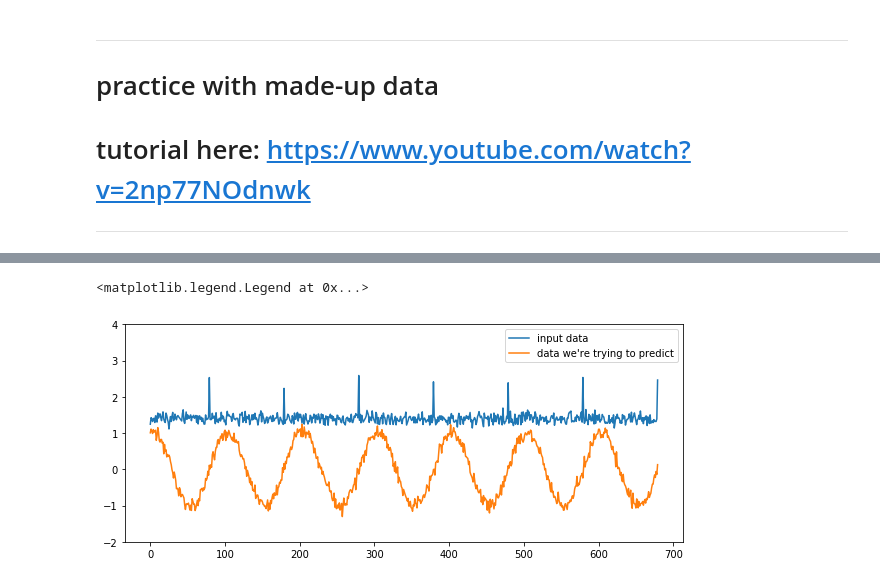
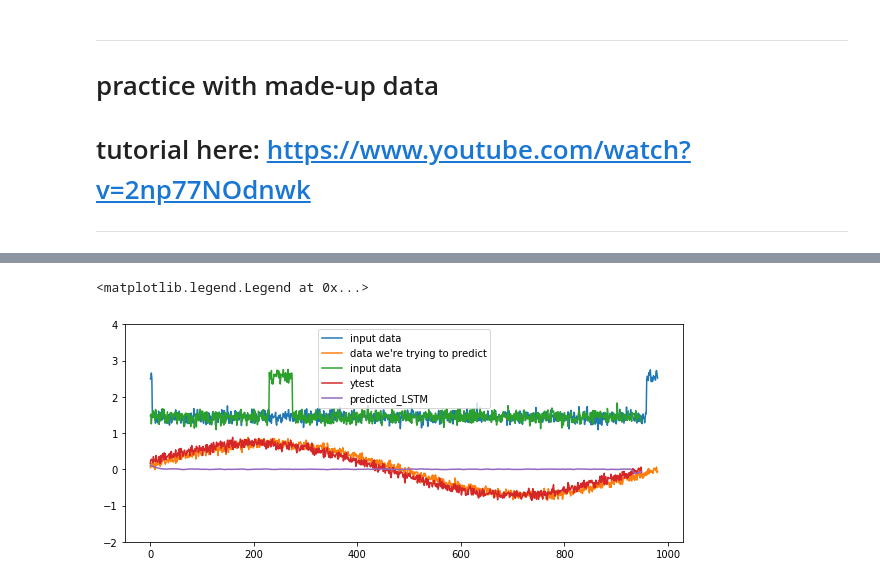
Before and after one commit to callinSwitzer/MuscleTimeseriesPrediction, a Jupyter notebook: PredictMuscleLength.ipynb, the cells around one changed output, grey strips where cells are left out. Saved outputs shown, nothing was run; the diff lists cells and outputs as text; code cells hidden in the pictures.

```diff
--- a/PredictMuscleLength.ipynb
+++ b/PredictMuscleLength.ipynb
@@ -312,6 +242,6 @@ def reshape_data2(sequence, ysequence, seq_len):
 
     return [x_train, y_train, x_test, y_test]
 # %%
-x_train, y_train, x_test, y_test = reshape_data2(trainX, trainY, 200)
+x_train, y_train, x_test, y_test = reshape_data2(trainX_scaled, trainY_scaled, 500)
 x_train.shape
 # %% [output]
@@ -356,5 +274,5 @@ def build_model(layers):
     return model
 # %%
 model= build_model([1,50,100,1])
-earlystop = EarlyStopping(monitor='val_mean_squared_error', min_delta=0.0001, patience=10, verbose=1, mode='auto')
+earlystop = EarlyStopping(monitor='val_mean_squared_error', min_delta=0.0001, patience=20, verbose=1, mode='auto')
 # %% [output]
@@ -362,3 +280,3 @@ earlystop = EarlyStopping(monitor='val_mean_squared_error', min_delta=0.0001, pa
 # %%
-model_info = model.fit(x_train, y_train, batch_size = 512, epochs=100, validation_split=0.05, callbacks = [earlystop])
+model_info = model.fit(x_train, y_train, batch_size = 512*4, epochs=1000, validation_split=0.05, callbacks = [earlystop])
 # %% [output]
@@ -411,0 +327,6 @@ plt.plot(x_test[:, 0, 0])
+# %%
+propBreak = 0.9
+windowLen = 200
+
+backCt = int(len(trainX) - propBreak * len(trainX) + propBreak * windowLen)
+print(backCt)
@@ -412,11 +351,14 @@ plt.plot(x_test[:, 0, 0])
 # %%
-# here's what we're trying to predict
 plt.figure(figsize = (10,4))
-#plt.plot(x_test[:, 1, 0])
-plt.plot(trainY[-680:] + 1.4, label = "input data") # why 680? refref
-plt.plot(trainX[-680:], label = "data we're trying to predict")
+plt.plot(trainY_scaled[-(backCt - windowLen +  1):] + 2, label = "input data")
+plt.plot(trainX_scaled[-(backCt-windowLen +1):], label = "data we're trying to predict")
+
+plt.plot(x_test[:,windowLen-1,0] + 2, label = "input data")
+plt.plot(y_test[:], label = "ytest")
+
 plt.ylim([-2, 4])
+plt.plot(predicted, label = 'predicted_LSTM')
 plt.legend()
 # %% [output]
 <matplotlib.legend.Legend at 0x...>
-[figure, old version]
+[figure, new version]
```
Also changed, not shown: parts of 50 cells of this notebook, 2 other files.
